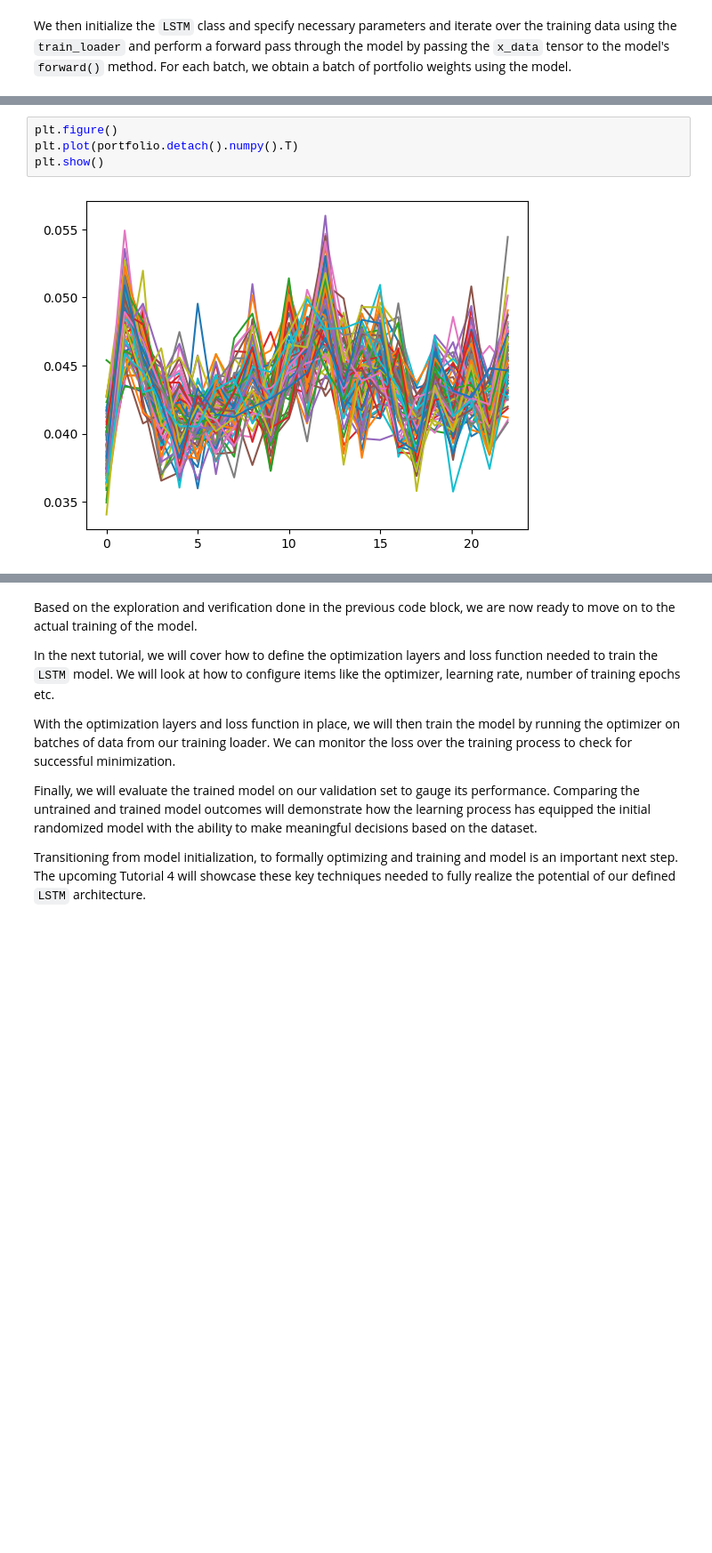
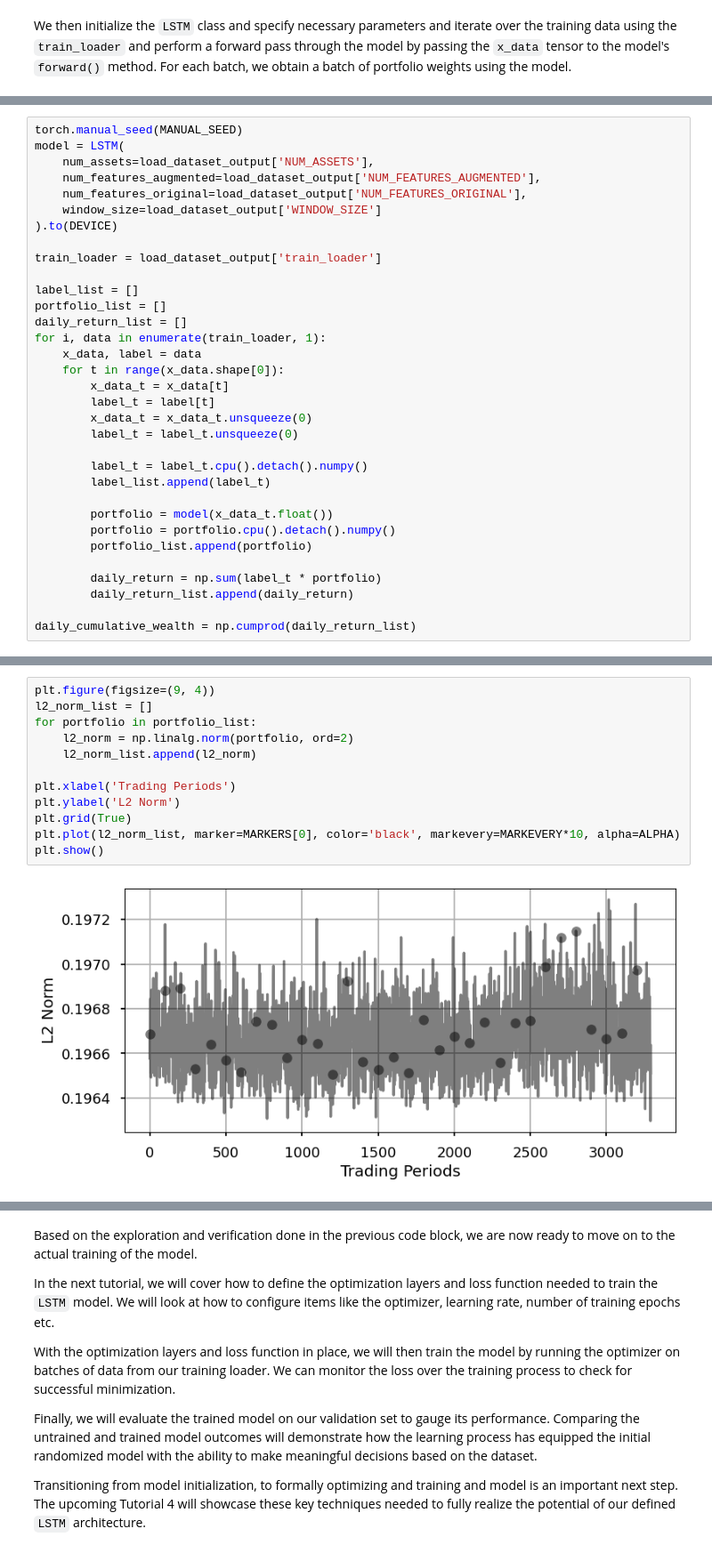
Before and after one commit to jiahaoli57/FinOL, a Jupyter notebook: finol/tutorials/tutorial_3.ipynb, the cells around one changed output, grey strips where cells are left out. Shown at 89% size. Cells and saved outputs as stored; diff of their text form; blank space fills up the shorter version.

```diff
--- a/finol/tutorials/tutorial_3.ipynb
+++ b/finol/tutorials/tutorial_3.ipynb
@@ -150 +136,34 @@ for i, data in enumerate(train_loader, 1):
+# %%
+torch.manual_seed(MANUAL_SEED)
+model = LSTM(
+    num_assets=load_dataset_output['NUM_ASSETS'],
+    num_features_augmented=load_dataset_output['NUM_FEATURES_AUGMENTED'],
+    num_features_original=load_dataset_output['NUM_FEATURES_ORIGINAL'],
+    window_size=load_dataset_output['WINDOW_SIZE']
+).to(DEVICE)
+
+train_loader = load_dataset_output['train_loader']
+
+label_list = []
+portfolio_list = []
+daily_return_list = []
+for i, data in enumerate(train_loader, 1):
+    x_data, label = data
+    for t in range(x_data.shape[0]):
+        x_data_t = x_data[t]
+        label_t = label[t]
+        x_data_t = x_data_t.unsqueeze(0)
+        label_t = label_t.unsqueeze(0)
+
+        label_t = label_t.cpu().detach().numpy()
+        label_list.append(label_t)
+
+        portfolio = model(x_data_t.float())
+        portfolio = portfolio.cpu().detach().numpy()
+        portfolio_list.append(portfolio)
+
+        daily_return = np.sum(label_t * portfolio)
+        daily_return_list.append(daily_return)
+
+daily_cumulative_wealth = np.cumprod(daily_return_list)
 # %% [markdown]
@@ -152,6 +171,14 @@ At this point, the model has not yet learned any patterns or relationships in th
-# %%
-plt.figure()
-plt.plot(portfolio.detach().numpy().T)
-plt.show()
-# %% [output]
-[figure, removed]
+# %%
+plt.figure(figsize=(9, 4))
+l2_norm_list = []
+for portfolio in portfolio_list:
+    l2_norm = np.linalg.norm(portfolio, ord=2)
+    l2_norm_list.append(l2_norm)
+
+plt.xlabel('Trading Periods')
+plt.ylabel('L2 Norm')
+plt.grid(True)
+plt.plot(l2_norm_list, marker=MARKERS[0], color='black', markevery=MARKEVERY*10, alpha=ALPHA)
+plt.show()
+# %% [output]
+[figure, added]
```
Also changed, not shown: parts of 9 cells of this notebook, 28 other files.
